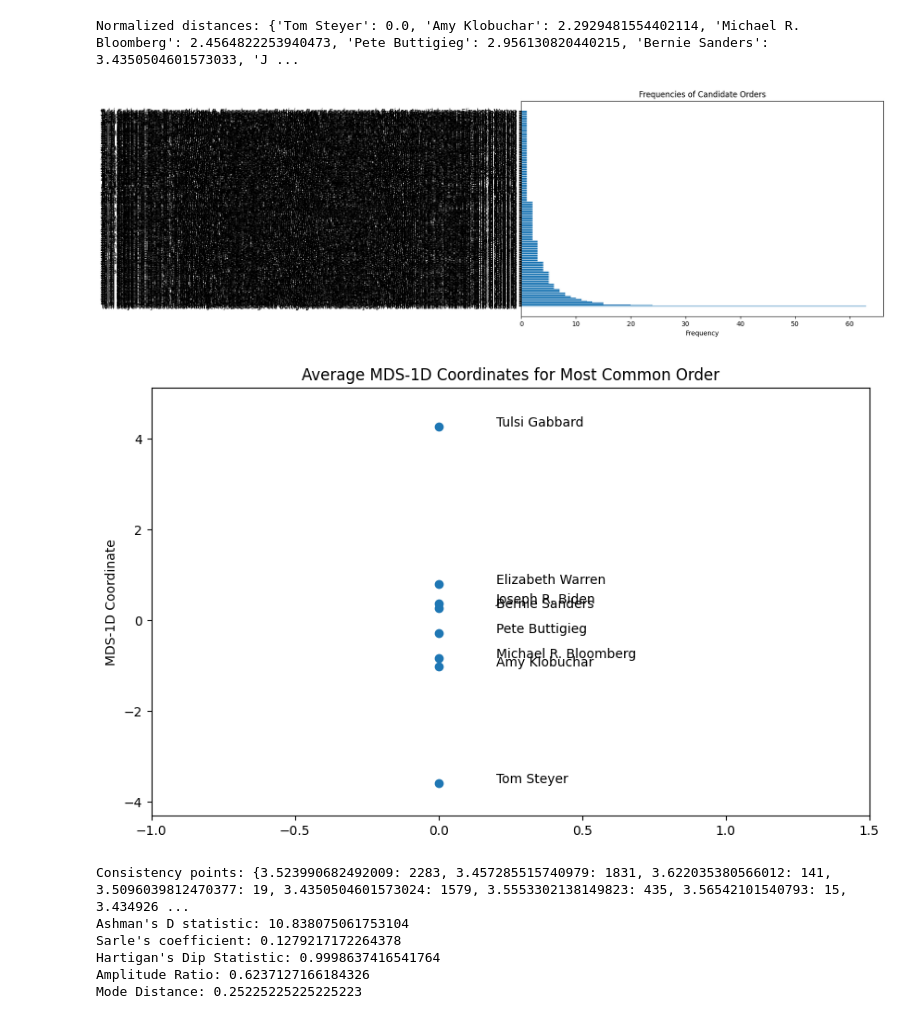
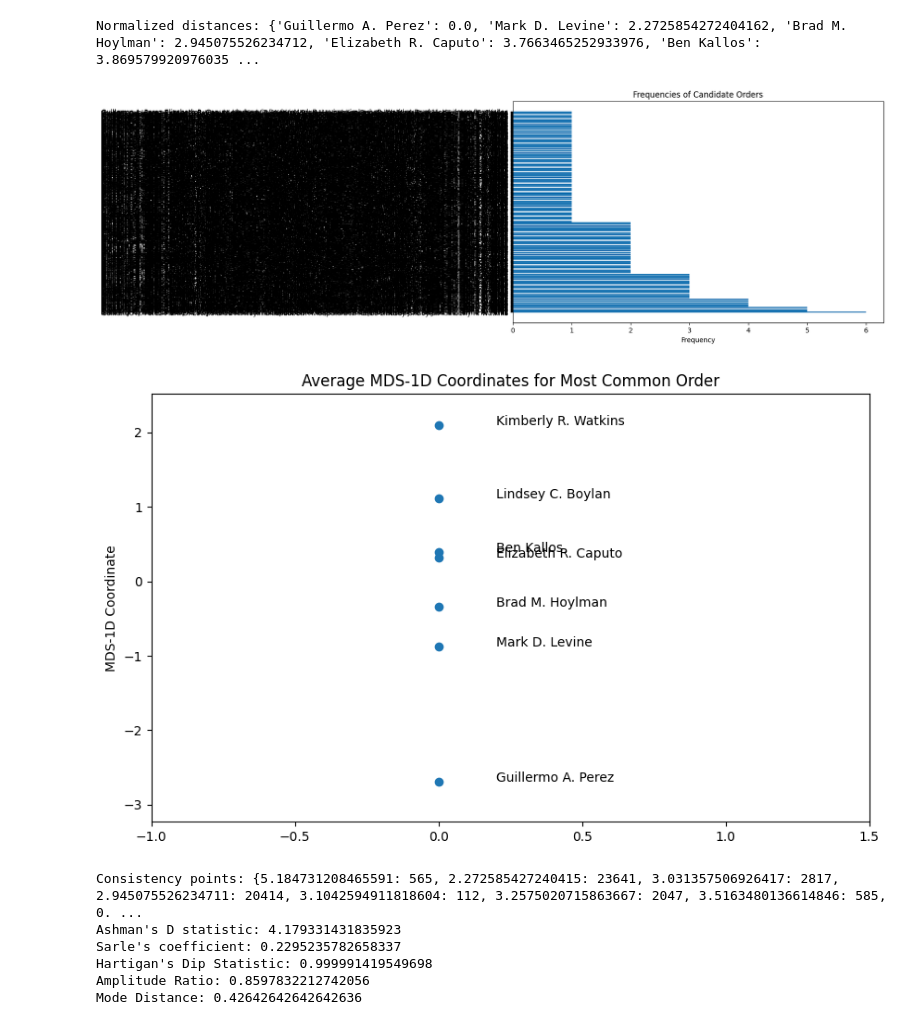
Before and after one commit to ericssimpson/voting-analysis-tools, a Jupyter notebook: rcv_exploration/process-individual.ipynb, the cells around one changed output. Drawn from its saved outputs; the diff is of its cells as text; code cells hidden in the pictures.

```diff
--- a/rcv_exploration/process-individual.ipynb
+++ b/rcv_exploration/process-individual.ipynb
@@ -49,7 +59,7 @@ def dip_statistic(data):
     return dip
 # %%
 # Test the function with a custom CSV file
-csv = "../rcv_elections_database/single/Alaska_04102020_PRESIDENTOFTHEUNITEDSTATES.csv"
+csv = "../rcv_elections_database/classic/NewYorkCity_06222021_DEMBoroughPresidentNewYork.csv"
 
 # Perform the RCV analysis
 test = perform_rcv_analysis(csv, n_runs=1000)
@@ -108,42 +118,42 @@ else:
     amplitude_ratio = None
     mode_distance = None
 
 # Split the data into two groups based on proximity to the modes
 data_group1 = [point for point in data_points if abs(point - mode1) < abs(point - mode2)]
 data_group2 = [point for point in data_points if abs(point - mode1) > abs(point - mode2)]
 
 # Display mean and variance for each group
 mu1, sigma1_sq = np.mean(data_group1), np.var(data_group1)
 mu2, sigma2_sq = np.mean(data_group2), np.var(data_group2)
 
 # Display Ashman's D statistic (D > 2)
 ashmans_D = abs(mu1 - mu2) / np.sqrt((sigma1_sq + sigma2_sq) / 2)
 print("Ashman's D statistic:", ashmans_D)
 
 # Display Sarle's bimodality coefficient b (b > 5/9)
 n = len(data_points)
 sarle = (g**2 + 1) / (k + 3 * (n-1)**2 / ((n-2) * (n-3)))
 print("Sarle's coefficient:", sarle)
 
 # Display Hartigan's dip statistic ... (TODO - Permutation test)
 hartigan_dip = dip_statistic(data_points)
 print("Hartigan's Dip Statistic:", hartigan_dip)
 
 # Display Amplitude Ratio
 print("Amplitude Ratio:", amplitude_ratio)
 
 # Display Mode Distance
 print("Mode Distance:", mode_distance)
 # %% [output]
-Normalized distances: {'Tom Steyer': 0.0, 'Amy Klobuchar': 2.2929481554402114, 'Michael R. Bloomberg': 2.4564822253940473, 'Pete Buttigieg': 2.956130820440215, 'Bernie Sanders': 3.4350504601573033, 'J ...
+Normalized distances: {'Guillermo A. Perez': 0.0, 'Mark D. Levine': 2.2725854272404162, 'Brad M. Hoylman': 2.945075526234712, 'Elizabeth R. Caputo': 3.7663465252933976, 'Ben Kallos': 3.869579920976035 ...
-[figure, old version]
+[figure, new version]
-[figure, old version]
+[figure, new version]
-Consistency points: {3.523990682492009: 2283, 3.457285515740979: 1831, 3.622035380566012: 141, 3.5096039812470377: 19, 3.4350504601573024: 1579, 3.5553302138149823: 435, 3.56542101540793: 15, 3.434926 ...
-Ashman's D statistic: 10.838075061753104
-Sarle's coefficient: 0.1279217172264378
-Hartigan's Dip Statistic: 0.9998637416541764
-Amplitude Ratio: 0.6237127166184326
-Mode Distance: 0.25225225225225223
+Consistency points: {5.184731208465591: 565, 2.272585427240415: 23641, 3.031357506926417: 2817, 2.945075526234711: 20414, 3.1042594911818604: 112, 3.2575020715863667: 2047, 3.5163480136614846: 585, 0. ...
+Ashman's D statistic: 4.179331431835923
+Sarle's coefficient: 0.2295235782658337
+Hartigan's Dip Statistic: 0.999991419549698
+Amplitude Ratio: 0.8597832212742056
+Mode Distance: 0.42642642642642636
 # %%
 # Prepare data for histogram
 data_list = [x for x, count in points.items() for _ in range(count)]
```
Also changed, not shown: parts of 4 cells of this notebook, 5 other files.
